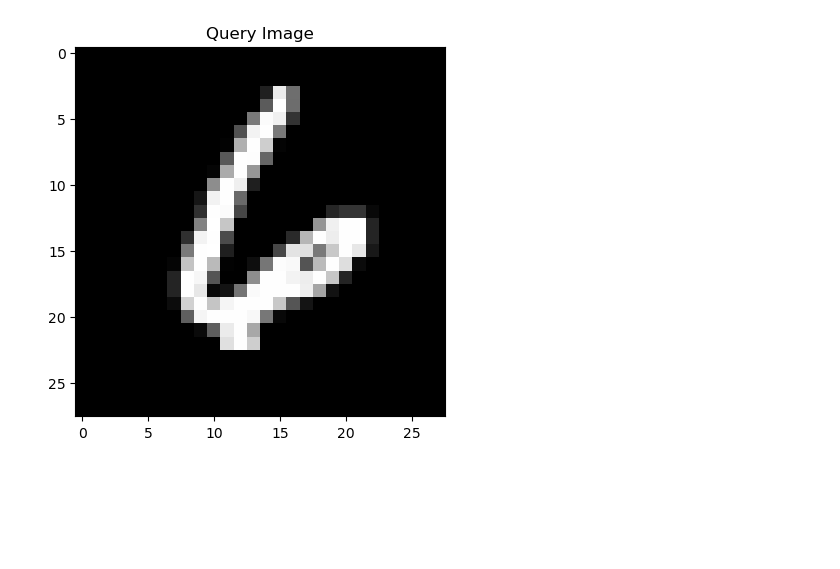
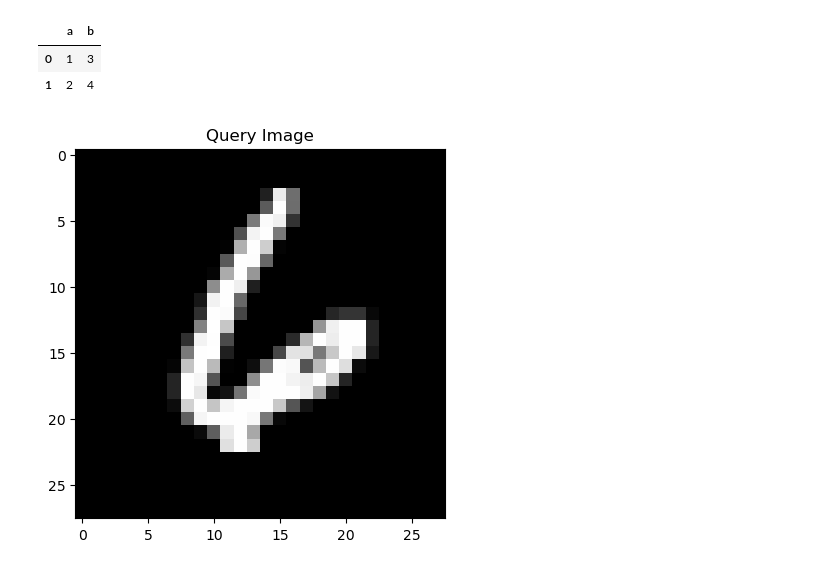
Before and after one commit to danilodjor/image-retrieval-using-transformers, a Jupyter notebook: query_test_mnist.ipynb, the cells around one changed output. Saved outputs shown, nothing was run; the diff lists cells and outputs as text; code cells hidden in the pictures; blank space fills up the shorter version.

```diff
--- a/query_test.ipynb
+++ b/query_test_mnist.ipynb
@@ -60,3 +62,11 @@ database_matrix = torch.stack(database_matrix)
+# %%
+a_df = pd.DataFrame({'a': [1,2],'b':[3,4]})
+# %%
+a_df
+# %% [output]
+|  | a | b |
+| 0 | 1 | 3 |
+| 1 | 2 | 4 |
 # %%
 # Extract a random query image from the database
 query_img_idx = np.random.randint(0, num_images_test)
```
Also changed, not shown: parts of 2 cells of this notebook, 6 other files.
